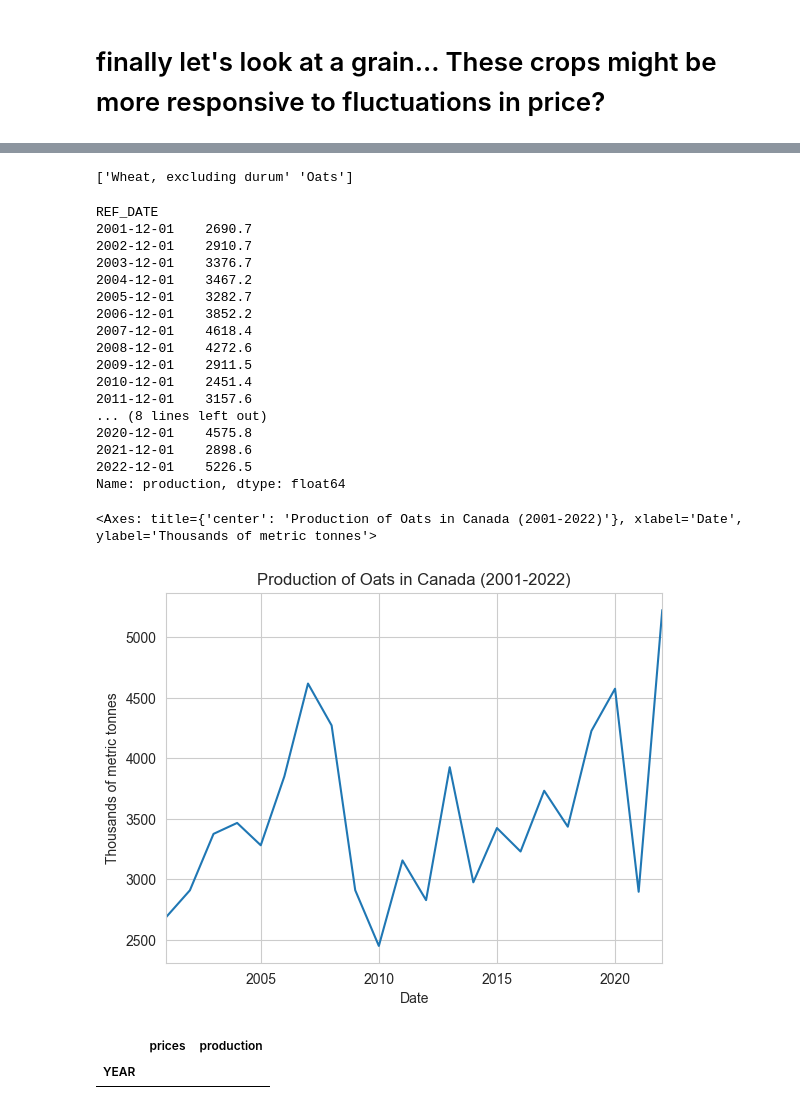
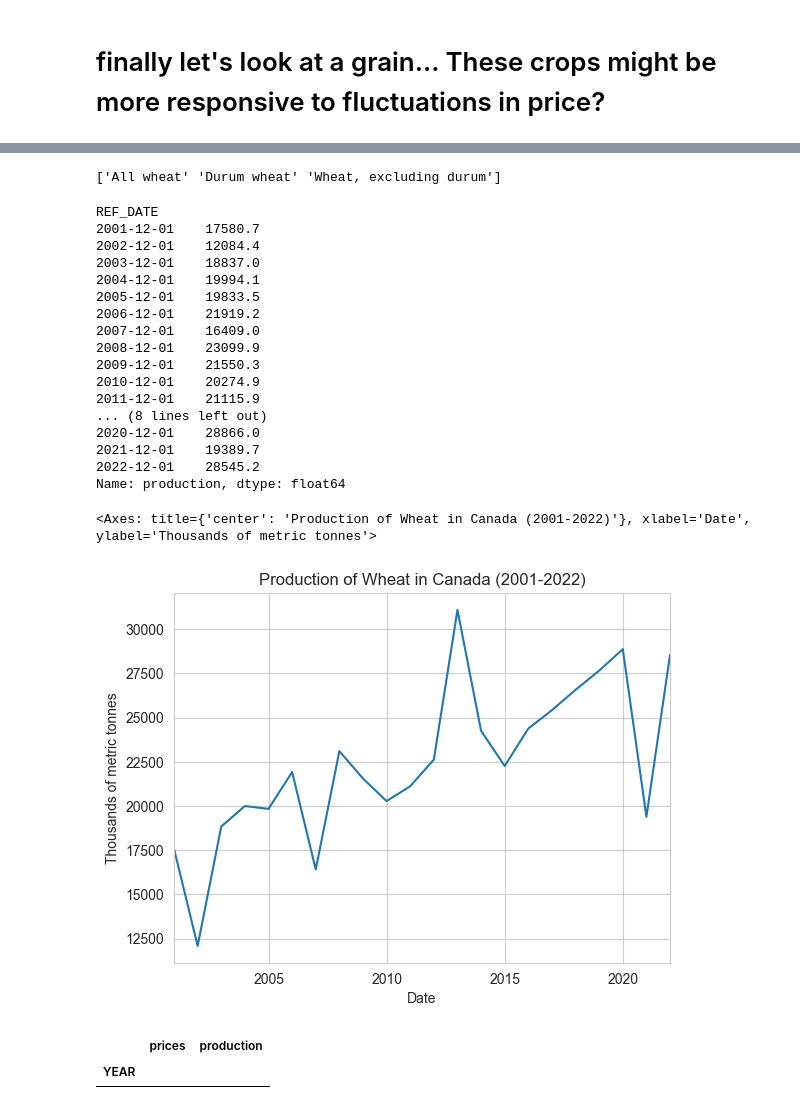
Before and after one commit to davjfish/WatspeedFoundationsGroupProject, a Jupyter notebook: david_scratch.ipynb, the cells around one changed output, grey strips where cells are left out. Cells and saved outputs as stored; diff of their text form; code cells hidden in the pictures.

```diff
--- a/david_scratch.ipynb
+++ b/david_scratch.ipynb
@@ -520,10 +533,10 @@ df_raw["MONTH"] = df_raw["REF_DATE"].apply(lambda x: x.month)
 
 # df_raw
 
-mask = df_raw["Type of crop"].str.lower().str.contains("oats") | products.str.lower().str.contains("flax")
+mask = df_raw["Type of crop"].str.lower().str.contains("wheat")
 print(df_raw["Type of crop"][mask].unique())
 
-mask = ((df_raw["Type of crop"] == "Oats") & (df_raw["Farm supply and disposition of grains"] == "Production") & (df_raw["GEO"] == "Canada") & (df_raw["MONTH"] == 12))
+mask = ((df_raw["Type of crop"] == "Wheat, excluding durum") & (df_raw["Farm supply and disposition of grains"] == "Production") & (df_raw["GEO"] == "Canada") & (df_raw["MONTH"] == 12))
 df_grain_count = df_raw[mask]
 
 # df_grain_count_grouped = df_grain_count.groupby("YEAR").first()
@@ -532,33 +545,33 @@ ser_grain_prod = pd.Series(data=df_grain_count["VALUE"].values, index=df_grain_c
 # # ser_hogs_count = ser_hogs_count*1e3/1e6
 ser_grain_prod
 # %% [output]
-['Wheat, excluding durum' 'Oats']
+['All wheat' 'Durum wheat' 'Wheat, excluding durum']
 REF_DATE
-2001-12-01    2690.7
-2002-12-01    2910.7
-2003-12-01    3376.7
-2004-12-01    3467.2
-2005-12-01    3282.7
-2006-12-01    3852.2
-2007-12-01    4618.4
-2008-12-01    4272.6
-2009-12-01    2911.5
-2010-12-01    2451.4
-2011-12-01    3157.6
+2001-12-01    17580.7
+2002-12-01    12084.4
+2003-12-01    18837.0
+2004-12-01    19994.1
+2005-12-01    19833.5
+2006-12-01    21919.2
+2007-12-01    16409.0
+2008-12-01    23099.9
+2009-12-01    21550.3
+2010-12-01    20274.9
+2011-12-01    21115.9
 ... (8 lines left out)
-2020-12-01    4575.8
-2021-12-01    2898.6
-2022-12-01    5226.5
+2020-12-01    28866.0
+2021-12-01    19389.7
+2022-12-01    28545.2
 Name: production, dtype: float64
 # %%
 
 labels = dict(
     xlabel="Date",
     ylabel="Thousands of metric tonnes",
-    title=f"Production of Oats in Canada ({ser_grain_prod.index.min().year}-{ser_grain_prod.index.max().year})"
+    title=f"Production of Wheat in Canada ({ser_grain_prod.index.min().year}-{ser_grain_prod.index.max().year})"
 )
 ser_grain_prod.plot(**labels)
 # %% [output]
-<Axes: title={'center': 'Production of Oats in Canada (2001-2022)'}, xlabel='Date', ylabel='Thousands of metric tonnes'>
+<Axes: title={'center': 'Production of Wheat in Canada (2001-2022)'}, xlabel='Date', ylabel='Thousands of metric tonnes'>
-[figure, old version]
+[figure, new version]
 # %%
```
Also changed, not shown: parts of 10 cells of this notebook.
